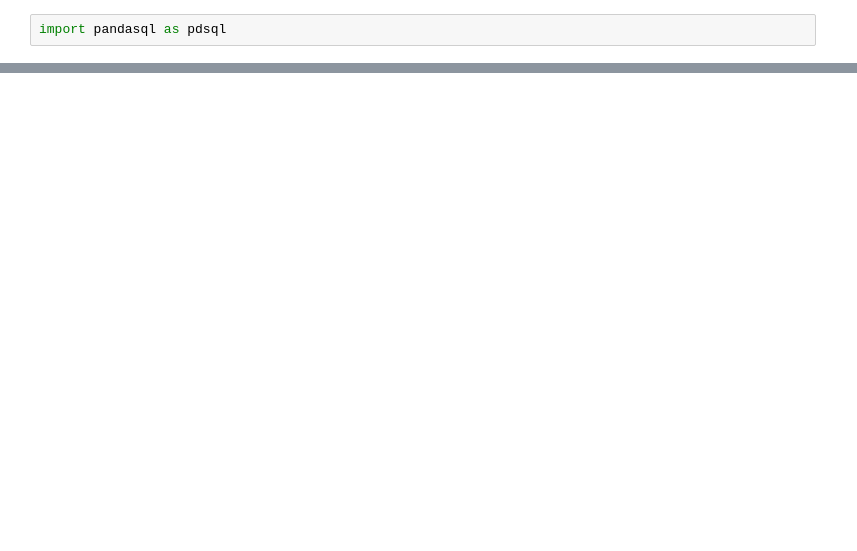
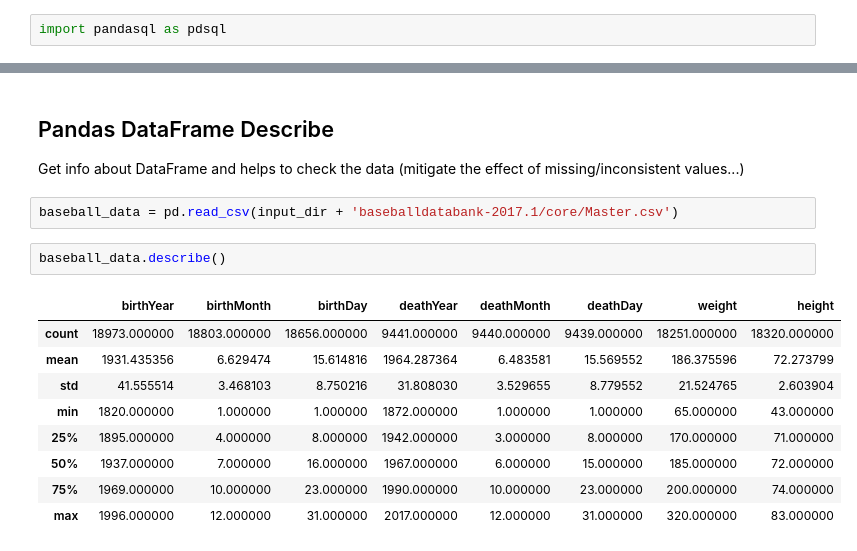
Before and after one commit to jonathanalmd/Udacity-DataScience-Nanodegree, a Jupyter notebook: 1-IntroToDataScience/3-DataWrangling/data-wrangling.ipynb, the cells around one changed output, grey strips where cells are left out. Saved outputs shown, nothing was run; the diff lists cells and outputs as text; blank space fills up the shorter version.

```diff
--- a/1-IntroToDataScience/3-DataWrangling/data-wrangling.ipynb
+++ b/1-IntroToDataScience/3-DataWrangling/data-wrangling.ipynb
@@ -155,0 +431,18 @@ def select_first_50(state):
+# %% [markdown]
+## Pandas DataFrame Describe
+
+Get info about DataFrame and helps to check the data (mitigate the effect of missing/inconsistent values...)
+# %%
+baseball_data = pd.read_csv(input_dir + 'baseballdatabank-2017.1/core/Master.csv')
+# %%
+baseball_data.describe()
+# %% [output]
+|  | birthYear | birthMonth | birthDay | deathYear | deathMonth | deathDay | weight | height |
+| count | 18973.000000 | 18803.000000 | 18656.000000 | 9441.000000 | 9440.000000 | 9439.000000 | 18251.000000 | 18320.000000 |
+| mean | 1931.435356 | 6.629474 | 15.614816 | 1964.287364 | 6.483581 | 15.569552 | 186.375596 | 72.273799 |
+| std | 41.555514 | 3.468103 | 8.750216 | 31.808030 | 3.529655 | 8.779552 | 21.524765 | 2.603904 |
+| min | 1820.000000 | 1.000000 | 1.000000 | 1872.000000 | 1.000000 | 1.000000 | 65.000000 | 43.000000 |
+| 25% | 1895.000000 | 4.000000 | 8.000000 | 1942.000000 | 3.000000 | 8.000000 | 170.000000 | 71.000000 |
+| 50% | 1937.000000 | 7.000000 | 16.000000 | 1967.000000 | 6.000000 | 15.000000 | 185.000000 | 72.000000 |
+| 75% | 1969.000000 | 10.000000 | 23.000000 | 1990.000000 | 10.000000 | 23.000000 | 200.000000 | 74.000000 |
+| max | 1996.000000 | 12.000000 | 31.000000 | 2017.000000 | 12.000000 | 31.000000 | 320.000000 | 83.000000 |
```
Also changed, not shown: parts of 43 cells of this notebook.
